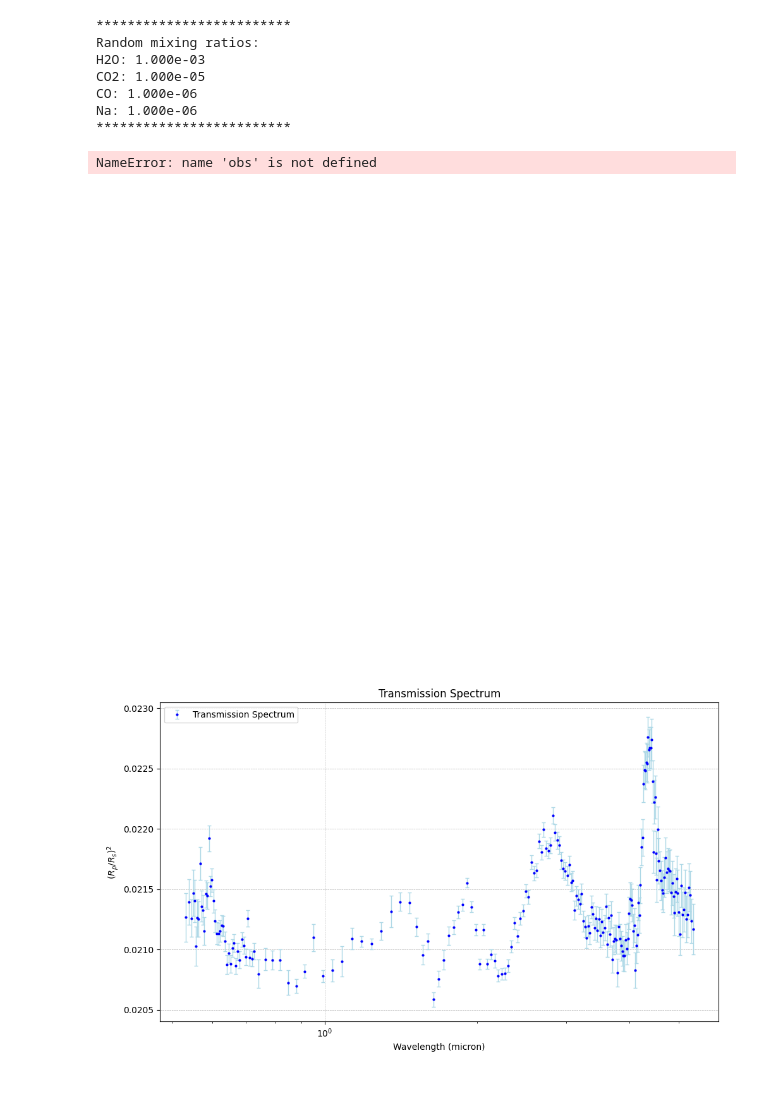
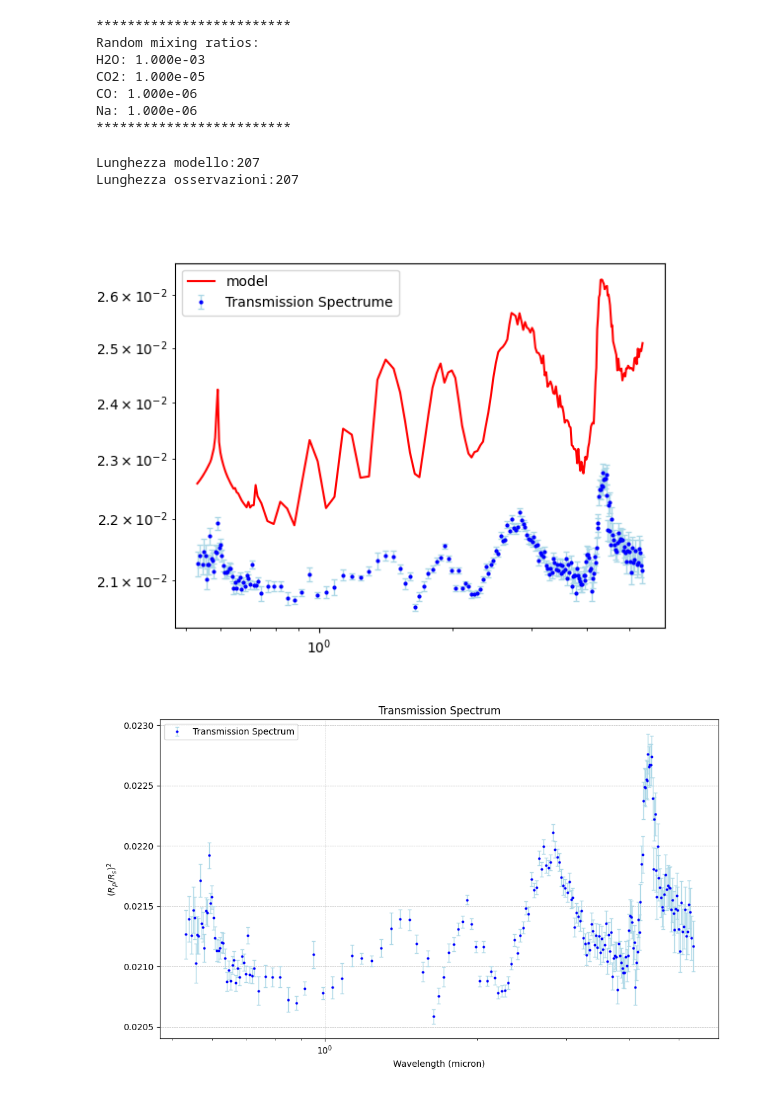
Before and after one commit to riccsimo/T_G_B_T, a Jupyter notebook: Assignment3/wasp_39b_atmosphere_TaskD.ipynb, the cells around one changed output. Cells and saved outputs as stored; diff of their text form; code cells hidden in the pictures.

Commit message:
Assignment3 completo

```diff
--- a/Assignment3/wasp_39b_atmosphere_TaskD.ipynb
+++ b/Assignment3/wasp_39b_atmosphere_TaskD.ipynb
@@ -57,16 +57,12 @@ gas_names = ['H2O', 'CO2', 'CO', 'Na']
 from taurex.chemistry import TaurexChemistry
 chemistry = TaurexChemistry(fill_gases=fill_gases,ratio=ratio)
 
-#others
-
-# Set a random seed for reproducibility
-np.random.seed(45)
-
 
 mix_ratio = [1e-3,
              1e-5,
              1e-6,
              1e-6]
+
 
 print('*************************\n'
     f'Random mixing ratios:\n'
@@ -79,12 +75,12 @@ print('*************************\n'
 from taurex.chemistry import ConstantGas
 h2o = ConstantGas(gas_names[0],mix_ratio=mix_ratio[0])
 chemistry.addGas(h2o)
-ch4 = ConstantGas(gas_names[1],mix_ratio=mix_ratio[1])
-chemistry.addGas(ch4)
-co2 = ConstantGas(gas_names[2],mix_ratio=mix_ratio[2])
+co2 = ConstantGas(gas_names[1],mix_ratio=mix_ratio[1])
 chemistry.addGas(co2)
-# co = ConstantGas(gas_names[3],mix_ratio=mix_ratio[3])
-# chemistry.addGas(co)
+co = ConstantGas(gas_names[2],mix_ratio=mix_ratio[2])
+chemistry.addGas(co)
+na = ConstantGas(gas_names[3],mix_ratio=mix_ratio[3])
+chemistry.addGas(na)
 
 #all toghether
 temperature_type = "isothermal"
@@ -136,6 +132,10 @@ CO: 1.000e-06
 Na: 1.000e-06
 *************************
 # %%
+from taurex.data.spectrum.observed import ObservedSpectrum
+obs = ObservedSpectrum('./WASP-39b_spectrum_assignment3_taskB.dat')
+
+
 native_grid, rprs, tau, _ = res
 
 
@@ -145,33 +145,34 @@ binned_fig = plt.figure()
 
 #Make a logarithmic grid
 # wngrid = np.sort(10000/np.logspace(-0.4, 1.1, 1000))
 # bn = SimpleBinner(wngrid=wngrid)
 
 # bin_wn, bin_rprs,_,_  = bn.bin_model(tm.model(wngrid=wngrid))
 
 # Imposta la griglia di lunghezze d'onda del modello sulle lunghezze d'onda delle osservazioni
 wngrid_obs = 10000 / obs.wavelengthGrid[::-1]  # Converte lunghezze d'onda in wavenumber (cm^-1)
 wngrid_obs = np.sort(wngrid_obs)  # Assicura che la griglia sia ordinata
 
 bn = SimpleBinner(wngrid=wngrid_obs)
 
 # Calcola il modello sulla griglia delle osservazioni
 bin_wn, bin_rprs, _, _ = bn.bin_model(tm.model(wngrid=wngrid_obs))
 
 
 print(f'Lunghezza modello:{len(bin_wn)}')
 print(f'Lunghezza osservazioni:{len(obs.wavelengthGrid)}')
 
 plt.errorbar(
     obs.wavelengthGrid, obs.spectrum, obs.errorBar, fmt='o', color='blue', markersize=2,
     ecolor='lightblue', elinewidth=1, capsize=2, label="Transmission Spectrume"
 )
 plt.plot(10000/bin_wn,bin_rprs,label='model',color='r')
 plt.legend()
 plt.xscale('log')
 plt.yscale('log')
 plt.show()
 # %% [output]
-NameError: name 'obs' is not defined
+Lunghezza modello:207
+Lunghezza osservazioni:207
-[figure, old version]
+[figure, new version]
 # %%
```
Also changed, not shown: parts of 3 cells of this notebook, 7 other files.
